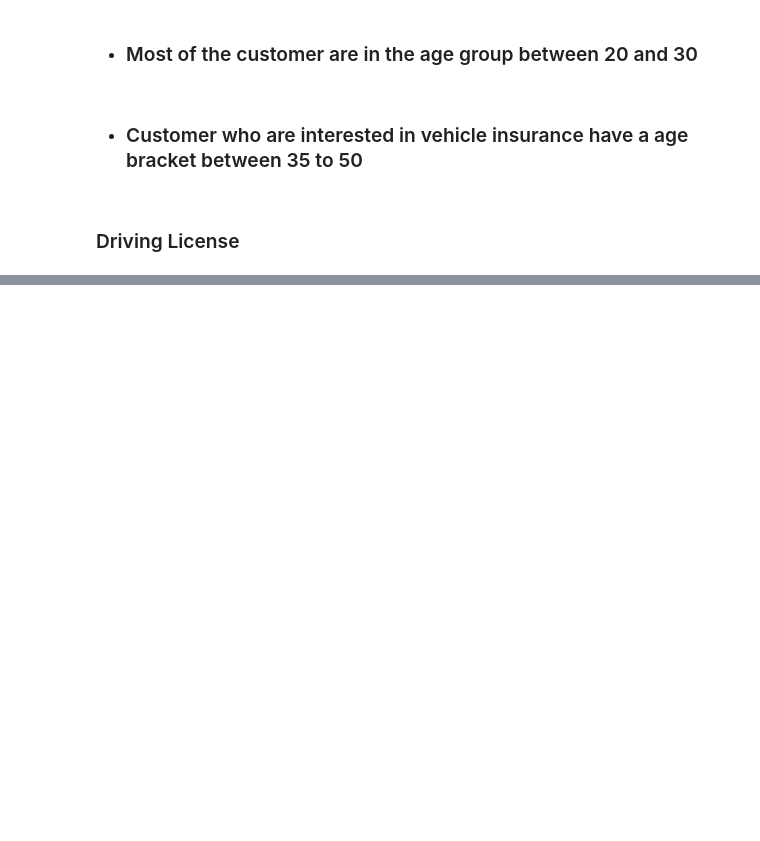
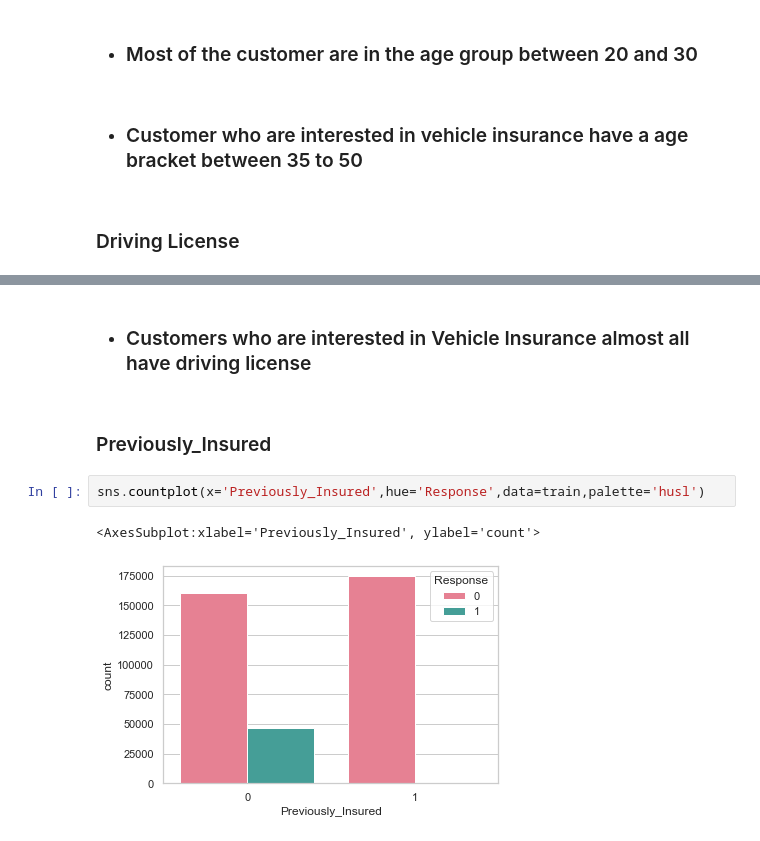
Before and after one commit to nehab13/Health_Insurance_Cross_Sell_Prediction, a Jupyter notebook: Health Insurance Cross Sell Prediction.ipynb, the cells around one changed output, grey strips where cells are left out. Drawn from its saved outputs; the diff is of its cells as text; blank space fills up the shorter version.

```diff
--- a/Health Insurance Cross Sell Prediction.ipynb
+++ b/Health Insurance Cross Sell Prediction.ipynb
@@ -156,0 +167,9 @@ Most of the people have Driving License
+# %% [markdown]
+- ### Customers who are interested in Vehicle Insurance almost all have driving license
+# %% [markdown]
+### Previously_Insured
+# %%
+sns.countplot(x='Previously_Insured',hue='Response',data=train,palette='husl')
+# %% [output]
+<AxesSubplot:xlabel='Previously_Insured', ylabel='count'>
+[figure, added]
```
Also changed, not shown: parts of 37 cells of this notebook.
